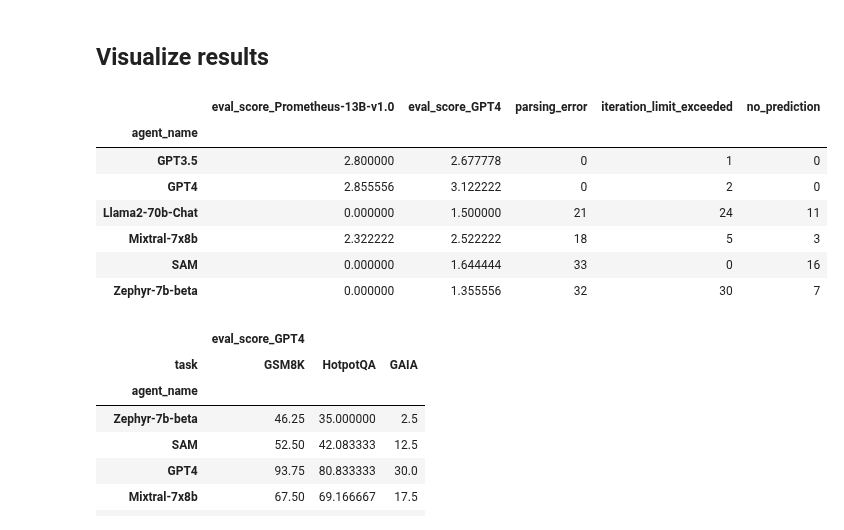
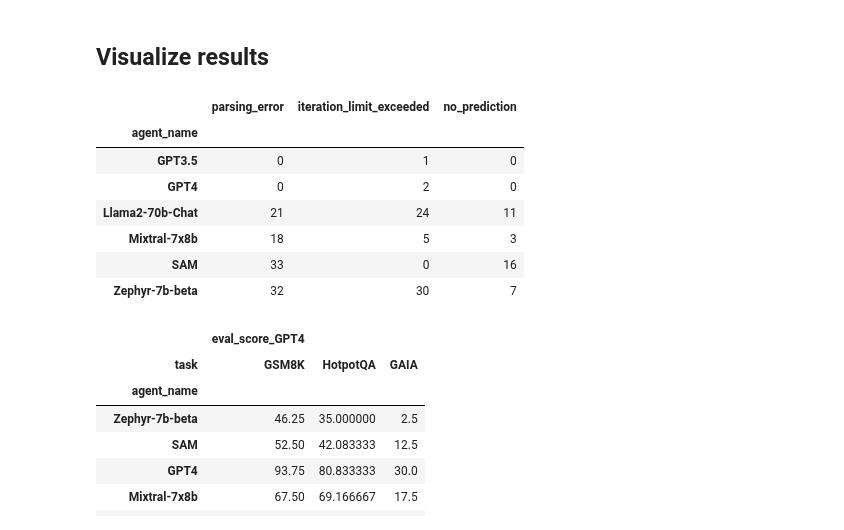
Before and after one commit to aymeric-roucher/benchmark_agents, a Jupyter notebook: benchmark.ipynb, the cells around one changed output. Saved outputs shown, nothing was run; the diff lists cells and outputs as text; code cells hidden in the pictures.

```diff
--- a/benchmark.ipynb
+++ b/benchmark.ipynb
@@ -186,14 +204,3 @@ out = agent_executor.invoke(example)
 full_eval_dataset = load_dataset("A-Roucher/agents_small_benchmark", split="train")
 # %% [markdown]
 # Run tests
-# %%
-import json
-
-out = None
-with open("output/Mixtral-7x8b.json", "r") as f:
-    out = json.load(f)
-    out = [el for el in out if el["agent_error"] is None]
-
-print(out)
-with open("output/Mixtral-7x8b.json", "w") as f:
-    json.dump(out, f)
@@ -316,48 +317,36 @@ Evaluation is complete!
 ## Visualize results
 # %%
 result_df = pd.concat([pd.read_json(f) for f in glob.glob("output/*.json")])
-try:
-    result_df["tools_used"] = result_df["intermediate_steps"].apply(
-        lambda row: ([step["tool"] for step in row] if row is not None else None)
-    )
-except:
-    pass
 result_df["no_prediction"] = result_df["prediction"].apply(
     lambda x: True if x is None else False
 )
 
 
 def interpret_result(x):
     try:
         return int(x) - 1
     except:
         return 0
 
 
-result_df["eval_score_Prometheus-13B-v1.0"] = result_df[
-    "eval_score_Prometheus-13B-v1.0"
-].apply(interpret_result)
 result_df["eval_score_GPT4"] = result_df["eval_score_GPT4"].apply(interpret_result)
 result_df["task"] = result_df["task"].apply(
     lambda x: ("HotpotQA" if "HotpotQA" in x else x)
 )
-
 result_df.groupby("agent_name").agg(
     {
-        "eval_score_Prometheus-13B-v1.0": "mean",
-        "eval_score_GPT4": "mean",
         "parsing_error": "sum",
         "iteration_limit_exceeded": "sum",
         "no_prediction": "sum",
     }
 )
 # %% [output]
-|  | eval_score_Prometheus-13B-v1.0 | eval_score_GPT4 | parsing_error | iteration_limit_exceeded | no_prediction |
-| agent_name |  |  |  |  |  |
-| GPT3.5 | 2.800000 | 2.677778 | 0 | 1 | 0 |
-| GPT4 | 2.855556 | 3.122222 | 0 | 2 | 0 |
-| Llama2-70b-Chat | 0.000000 | 1.500000 | 21 | 24 | 11 |
-| Mixtral-7x8b | 2.322222 | 2.522222 | 18 | 5 | 3 |
-| SAM | 0.000000 | 1.644444 | 33 | 0 | 16 |
-| Zephyr-7b-beta | 0.000000 | 1.355556 | 32 | 30 | 7 |
+|  | parsing_error | iteration_limit_exceeded | no_prediction |
+| agent_name |  |  |  |
+| GPT3.5 | 0 | 1 | 0 |
+| GPT4 | 0 | 2 | 0 |
+| Llama2-70b-Chat | 21 | 24 | 11 |
+| Mixtral-7x8b | 18 | 5 | 3 |
+| SAM | 33 | 0 | 16 |
+| Zephyr-7b-beta | 32 | 30 | 7 |
 # %%
```
Also changed, not shown: parts of 20 cells of this notebook, 8 other files.
